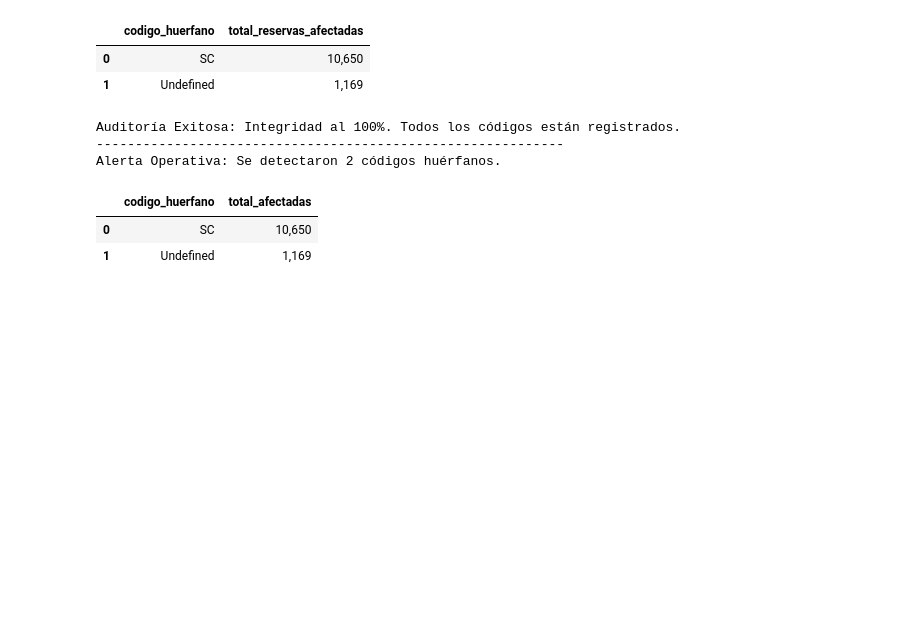
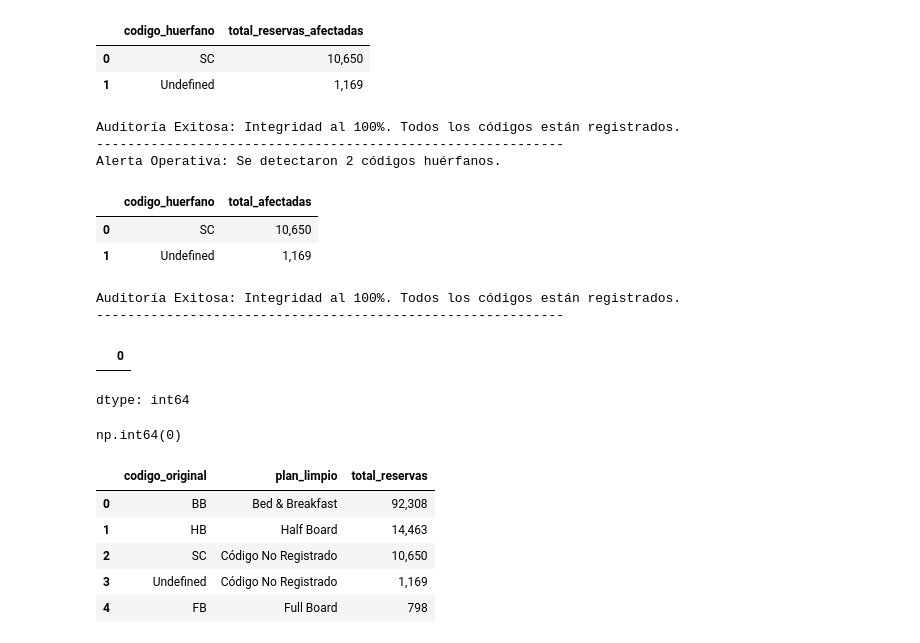
Before and after one commit to luisferdm6/02_analisis_hotelero_pandas, a Jupyter notebook: 01_limpieza_y_agrupaciones_hotel.ipynb, the cells around one changed output. Saved outputs shown, nothing was run; the diff lists cells and outputs as text; code cells hidden in the pictures; blank space fills up the shorter version.

```diff
--- a/01_limpieza_y_agrupaciones_hotel.ipynb
+++ b/01_limpieza_y_agrupaciones_hotel.ipynb
@@ -1243,3 +1243,68 @@ Alerta Operativa: Se detectaron 2 códigos huérfanos.
 |  | codigo_huerfano | total_afectadas |
 | 0 | SC | 10,650 |
 | 1 | Undefined | 1,169 |
+# %%
+df_catalogo_deposit = pd.DataFrame({
+    'tipo_oficial': ['No Deposit', 'Non Refund', 'Refundable']
+})
+
+def auditar_depositos (tabla_reservas, tabla_depositos):
+  reporte_depositos = duckdb.sql("""
+  SELECT
+    r.deposit_type AS codigo_depositos,
+    PRINTF('%,d', COUNT(*)) AS total_reservas
+  FROM tabla_reservas AS r
+  LEFT JOIN tabla_depositos AS cat
+    ON r.deposit_type = cat.tipo_oficial
+  WHERE cat.tipo_oficial IS NULL
+  GROUP BY r.deposit_type
+  ORDER BY COUNT(*) DESC
+  """).df()
+
+  if len (reporte_depositos) == 0:
+    print("Auditoría Exitosa: Integridad al 100%. Todos los códigos están registrados.")
+    return None
+  else:
+    print (f"Alerta Operativa: Se detectaron {len(reporte_depositos)} códigos huérfanos")
+    return reporte_depositos
+
+auditar_depositos(df_real, df_catalogo_deposit)
+
+print ("-" * 60)
+# %% [output]
+Auditoría Exitosa: Integridad al 100%. Todos los códigos están registrados.
+------------------------------------------------------------
+# %%
+#La Dirección General necesita un escaneo rápido sobre df_real para saber qué columnas tienen datos incompletos o vacíos y cuántos registros faltantes hay en cada una.
+
+nulos_por_columna = df_real.isnull().sum()
+
+nulos_por_columna[nulos_por_columna > 0]
+# %% [output]
+|  | 0 |
+dtype: int64
+# %%
+df_real.isna().sum().sum()
+# %% [output]
+np.int64(0)
+# %%
+consulta_coalesce = duckdb.sql("""
+SELECT
+  r.meal AS codigo_original,
+  COALESCE(cat.descripcion_plan, 'Código No Registrado') AS plan_limpio,
+  PRINTF('%,d', COUNT(*)) AS total_reservas
+FROM df_real AS r
+LEFT JOIN df_catalogo_incompleto AS cat
+  ON r.meal = cat.codigo_meal
+GROUP BY r.meal, cat.descripcion_plan
+ORDER BY COUNT(*) DESC
+""").df()
+
+consulta_coalesce
+# %% [output]
+|  | codigo_original | plan_limpio | total_reservas |
+| 0 | BB | Bed & Breakfast | 92,308 |
+| 1 | HB | Half Board | 14,463 |
+| 2 | SC | Código No Registrado | 10,650 |
+| 3 | Undefined | Código No Registrado | 1,169 |
+| 4 | FB | Full Board | 798 |
```
Also changed, not shown: parts of 1 cell of this notebook.
